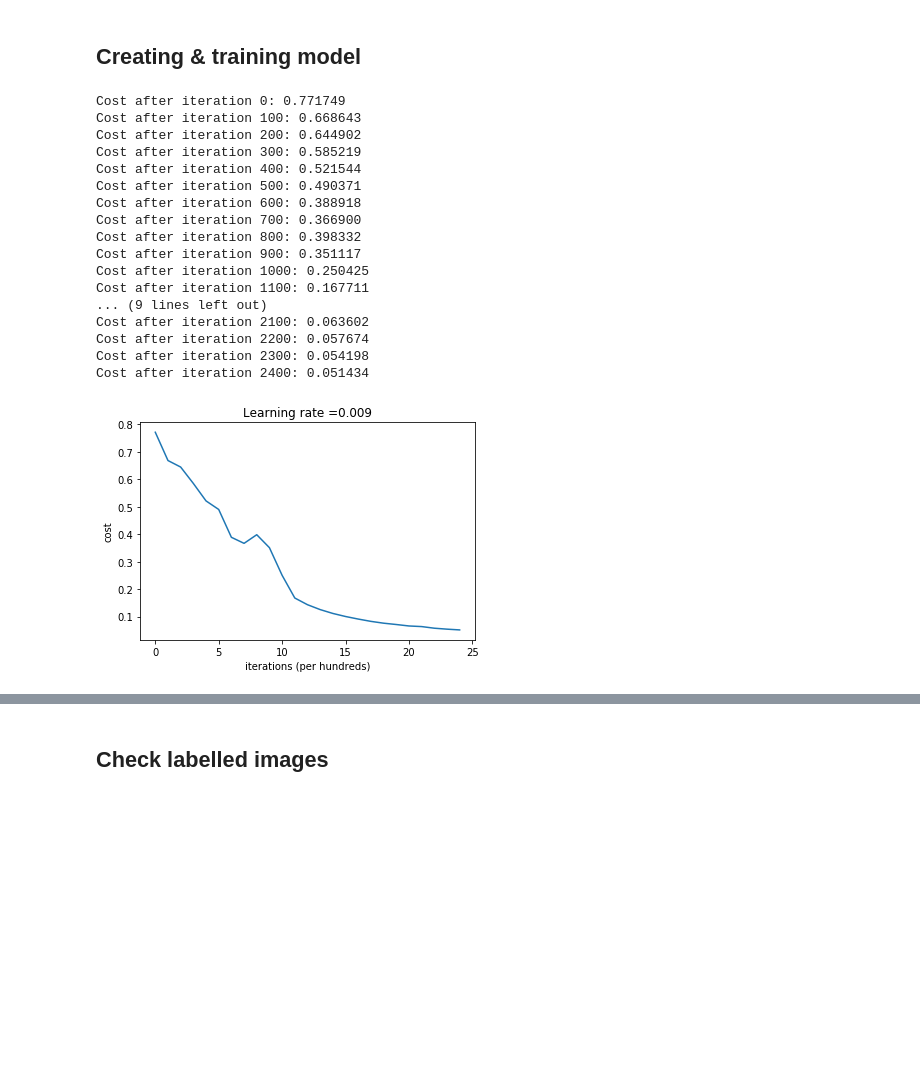
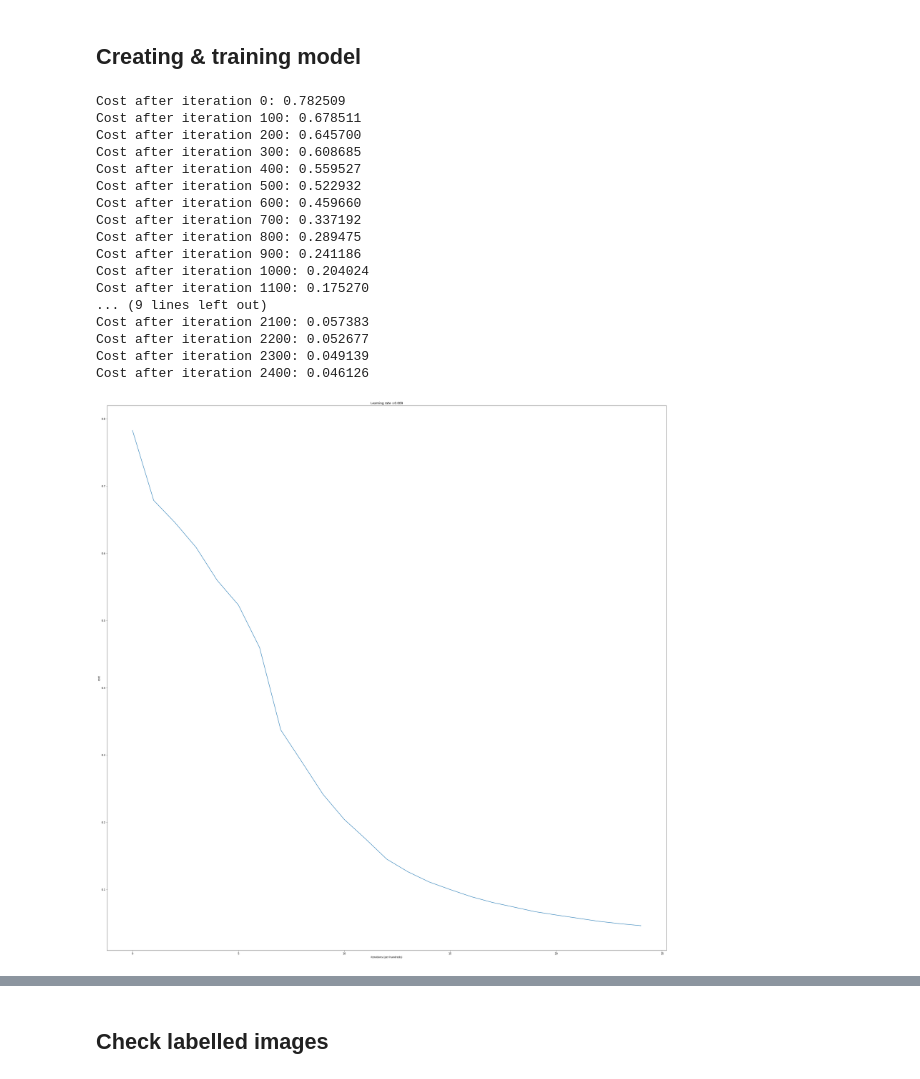
Before and after one commit to remitejo/MlFromScratch, a Jupyter notebook: DeepNeuralNetwork.ipynb, the cells around one changed output, grey strips where cells are left out. Cells and saved outputs as stored; diff of their text form; code cells hidden in the pictures; blank space fills up the shorter version.

Commit message:
Regularization Implementation for Large NN

```diff
--- a/DeepNeuralNetwork.ipynb
+++ b/DeepNeuralNetwork.ipynb
@@ -302,26 +332,30 @@ layers_dims = [12288, 20, 7, 5, 1] #  4-layer model
 
 deepNeuralNetwork = DeepNeuralNetwork()
 # %%
-parameters = deepNeuralNetwork.train(train_x, train_y, layers_dims, num_iterations = 2500, print_cost = True, learning_rate=0.009)
+parameters = deepNeuralNetwork.train(train_x, train_y, layers_dims,
+                                     learning_rate=0.009,
+                                     num_iterations = 2500,
+                                     regularization_param =0.1,
+                                     print_cost = True)
 # %% [output]
-Cost after iteration 0: 0.771749
-Cost after iteration 100: 0.668643
-Cost after iteration 200: 0.644902
-Cost after iteration 300: 0.585219
-Cost after iteration 400: 0.521544
-Cost after iteration 500: 0.490371
-Cost after iteration 600: 0.388918
-Cost after iteration 700: 0.366900
-Cost after iteration 800: 0.398332
-Cost after iteration 900: 0.351117
-Cost after iteration 1000: 0.250425
-Cost after iteration 1100: 0.167711
+Cost after iteration 0: 0.782509
+Cost after iteration 100: 0.678511
+Cost after iteration 200: 0.645700
+Cost after iteration 300: 0.608685
+Cost after iteration 400: 0.559527
+Cost after iteration 500: 0.522932
+Cost after iteration 600: 0.459660
+Cost after iteration 700: 0.337192
+Cost after iteration 800: 0.289475
+Cost after iteration 900: 0.241186
+Cost after iteration 1000: 0.204024
+Cost after iteration 1100: 0.175270
 ... (9 lines left out)
-Cost after iteration 2100: 0.063602
-Cost after iteration 2200: 0.057674
-Cost after iteration 2300: 0.054198
-Cost after iteration 2400: 0.051434
+Cost after iteration 2100: 0.057383
+Cost after iteration 2200: 0.052677
+Cost after iteration 2300: 0.049139
+Cost after iteration 2400: 0.046126
-[figure, old version]
+[figure, new version]
 # %%
 print("Train set metrics:", deepNeuralNetwork.get_metrics(train_x, train_y))
 print("Test set metrics:", deepNeuralNetwork.get_metrics(test_x, test_y))
```
Also changed, not shown: parts of 5 cells of this notebook.
